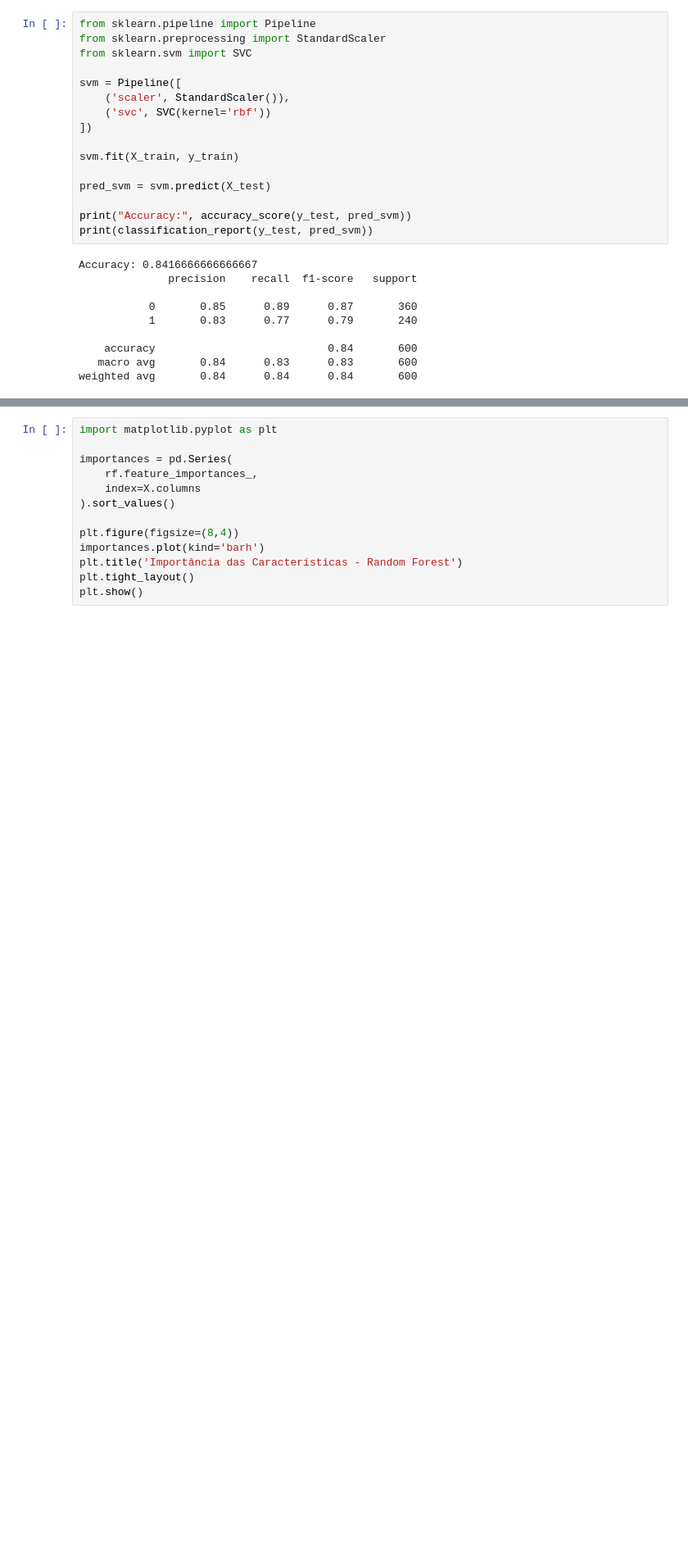
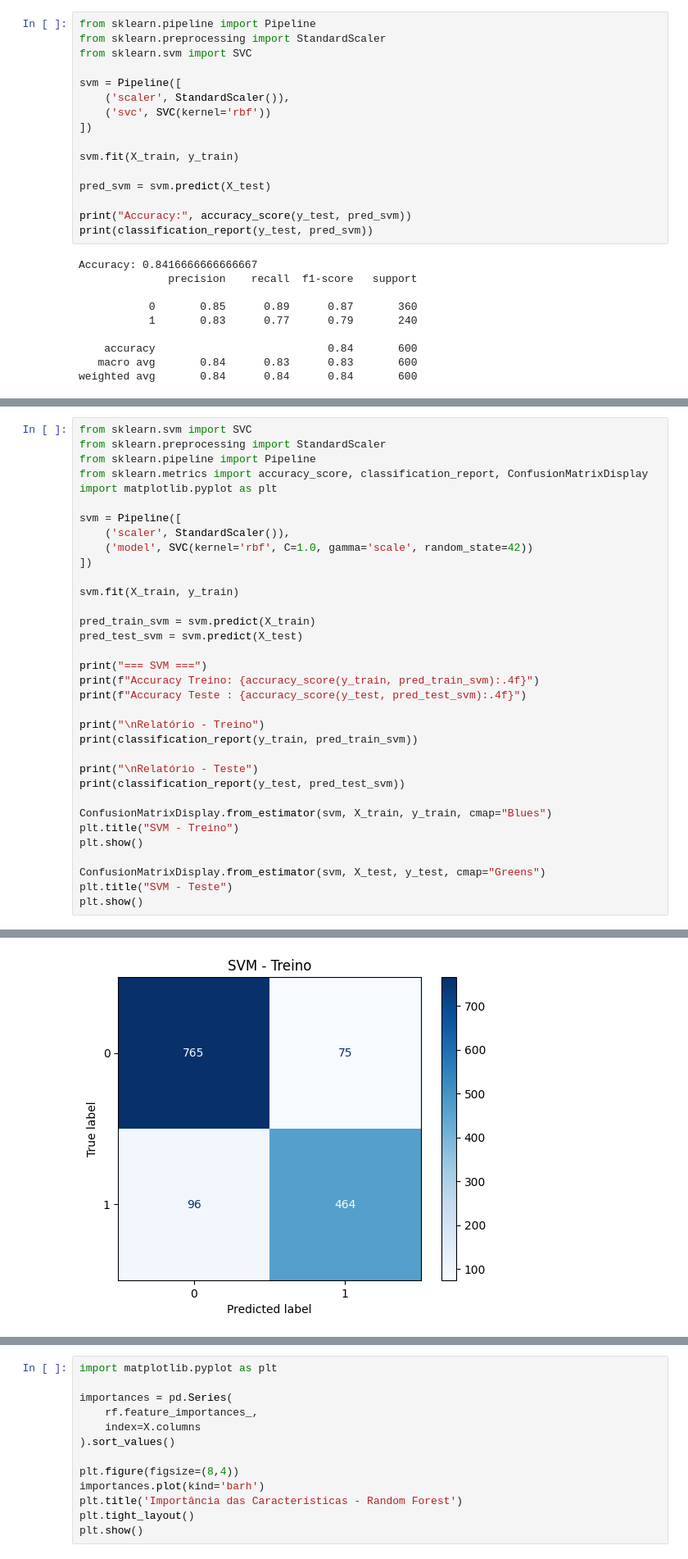
Before and after one commit to emanuuele/ProjetoIoT, a Jupyter notebook: Cenario1_IoT_Vulnerabilidades.ipynb, the cells around one changed output, grey strips where cells are left out. Shown at 82% size. Drawn from its saved outputs; the diff is of its cells as text; blank space fills up the shorter version.

```diff
--- a/Cenario1_IoT_Vulnerabilidades.ipynb
+++ b/Cenario1_IoT_Vulnerabilidades.ipynb
@@ -105,0 +177,35 @@ weighted avg       0.84      0.84      0.84       600
+# %%
+from sklearn.svm import SVC
+from sklearn.preprocessing import StandardScaler
+from sklearn.pipeline import Pipeline
+from sklearn.metrics import accuracy_score, classification_report, ConfusionMatrixDisplay
+import matplotlib.pyplot as plt
+
+svm = Pipeline([
+    ('scaler', StandardScaler()),
+    ('model', SVC(kernel='rbf', C=1.0, gamma='scale', random_state=42))
+])
+
+svm.fit(X_train, y_train)
+
+pred_train_svm = svm.predict(X_train)
+pred_test_svm = svm.predict(X_test)
+
+print("=== SVM ===")
+print(f"Accuracy Treino: {accuracy_score(y_train, pred_train_svm):.4f}")
+print(f"Accuracy Teste : {accuracy_score(y_test, pred_test_svm):.4f}")
+
+print("\nRelatório - Treino")
+print(classification_report(y_train, pred_train_svm))
+
+print("\nRelatório - Teste")
+print(classification_report(y_test, pred_test_svm))
+
+ConfusionMatrixDisplay.from_estimator(svm, X_train, y_train, cmap="Blues")
+plt.title("SVM - Treino")
+plt.show()
+
+ConfusionMatrixDisplay.from_estimator(svm, X_test, y_test, cmap="Greens")
+plt.title("SVM - Teste")
+plt.show()
+# %% [output]
@@ -105,0 +229 @@ weighted avg       0.84      0.84      0.84       600
+[figure, added]
```
Also changed, not shown: parts of 7 cells of this notebook.
